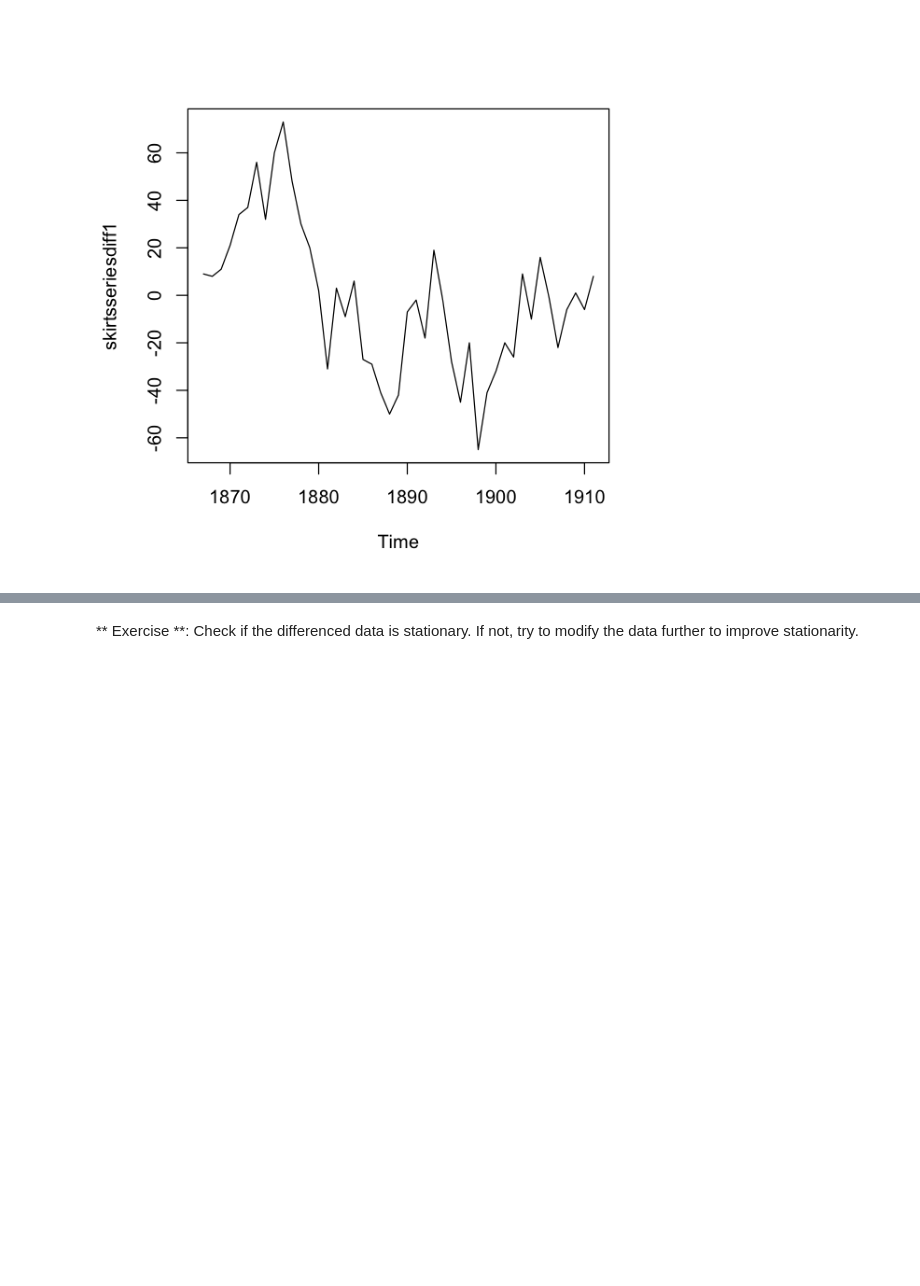
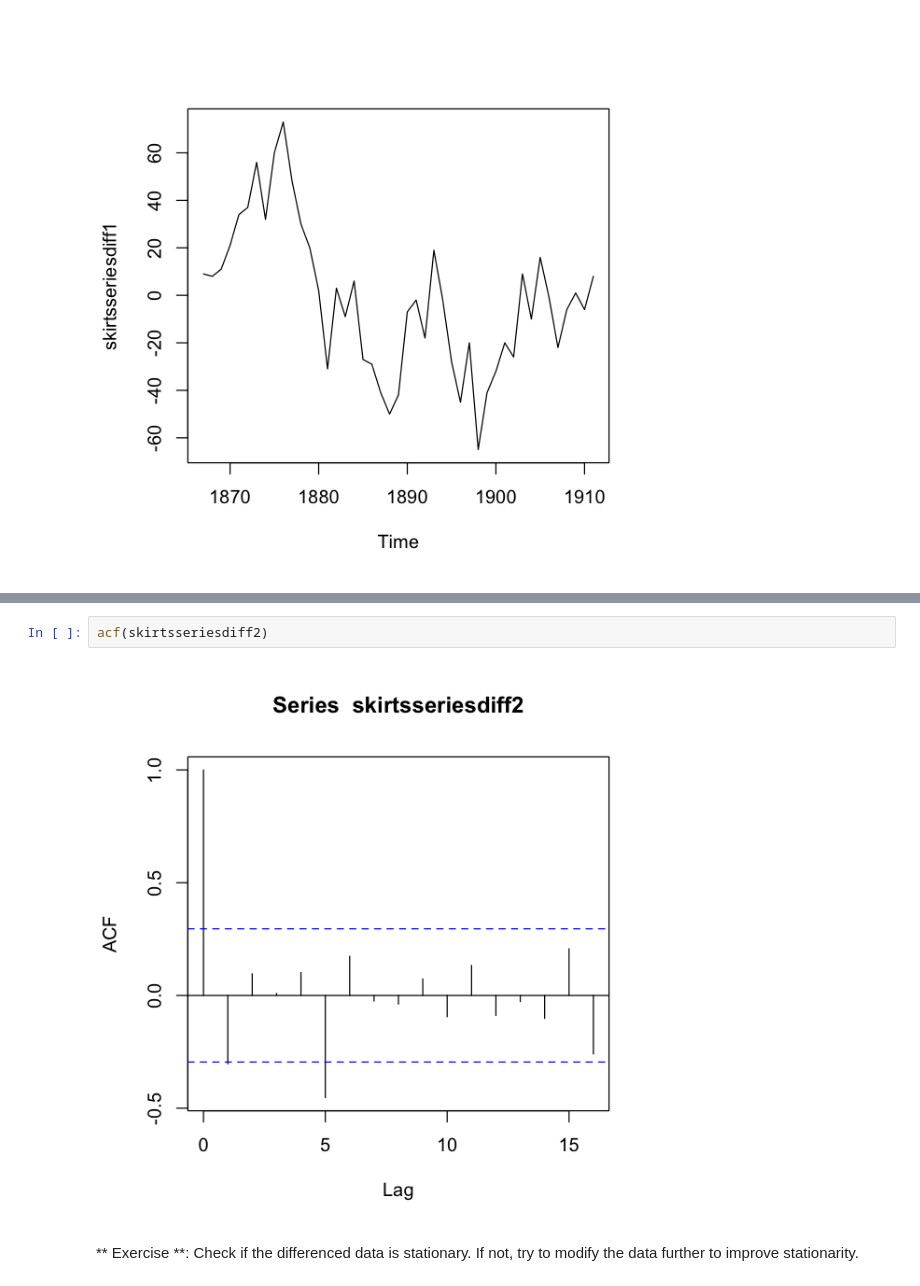
Before and after one commit to natemiller/DSCI6008-student, a Jupyter notebook: week5-TimeSeries/5.3-ARIMA/DSCI6008-5.3-Lecture_NateMiller.ipynb, the cells around one changed output, grey strips where cells are left out. Cells and saved outputs as stored; diff of their text form; blank space fills up the shorter version.

```diff
--- a/week5-TimeSeries/5.3-ARIMA/DSCI6008-5.3-Lecture.ipynb
+++ b/week5-TimeSeries/5.3-ARIMA/DSCI6008-5.3-Lecture_NateMiller.ipynb
@@ -209,3 +228,7 @@ plot(skirtsseriesdiff1)
+# %%
+acf(skirtsseriesdiff2)
+# %% [output]
+[figure, added]
 # %% [markdown]
 ** Exercise **: Check if the differenced data is stationary. If not, try to modify the data further to improve stationarity.
 # %%
```
Also changed, not shown: parts of 3 cells of this notebook, 6 other files.
